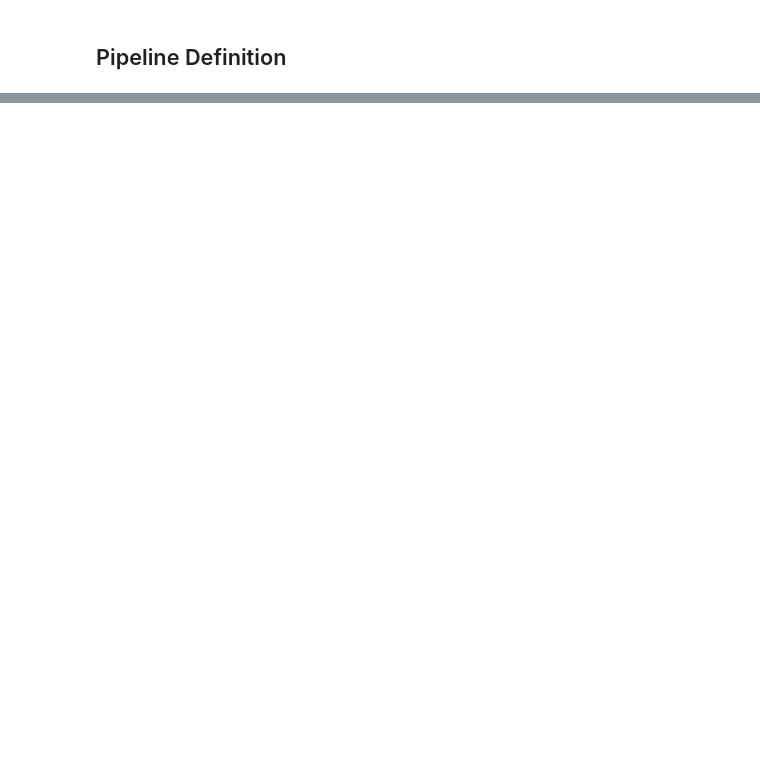
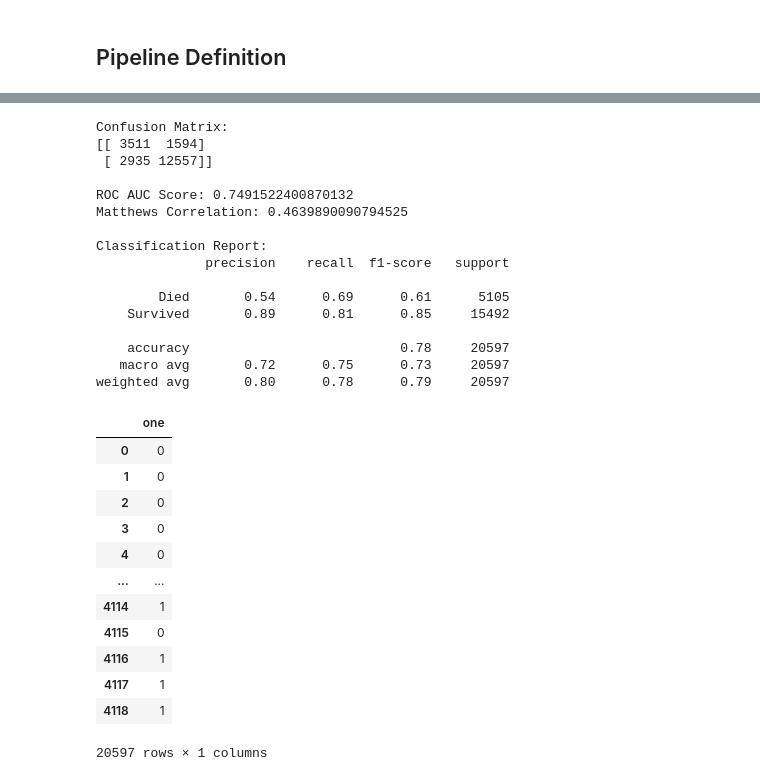
Before and after one commit to Joeyloganpython/Capstone, a Jupyter notebook: ML/Classification_joey_start.ipynb, the cells around one changed output, grey strips where cells are left out. Saved outputs shown, nothing was run; the diff lists cells and outputs as text; code cells hidden in the pictures; blank space fills up the shorter version.

```diff
--- a/ML/Classification_joey_start.ipynb
+++ b/ML/Classification_joey_start.ipynb
@@ -390,0 +300,2 @@ importances.sort_values(by='Gini-importance').plot(kind='bar', rot=75, figsize =
+# %%
+lr_cross_pred,lr_cross_test, lr_cross_prob = cross_validation(X, y, lr_model)
@@ -390,0 +398,32 @@ importances.sort_values(by='Gini-importance').plot(kind='bar', rot=75, figsize =
+# %%
+change_threshold(lr_cross_prob, lr_cross_test, .8)
+# %% [output]
+Confusion Matrix:
+[[ 3511  1594]
+ [ 2935 12557]]
+
+ROC AUC Score: 0.7491522400870132
+Matthews Correlation: 0.4639890090794525
+
+Classification Report:
+              precision    recall  f1-score   support
+
+        Died       0.54      0.69      0.61      5105
+    Survived       0.89      0.81      0.85     15492
+
+    accuracy                           0.78     20597
+   macro avg       0.72      0.75      0.73     20597
+weighted avg       0.80      0.78      0.79     20597
+|  | one |
+| 0 | 0 |
+| 1 | 0 |
+| 2 | 0 |
+| 3 | 0 |
+| 4 | 0 |
+| ... | ... |
+| 4114 | 1 |
+| 4115 | 0 |
+| 4116 | 1 |
+| 4117 | 1 |
+| 4118 | 1 |
+20597 rows × 1 columns
```
Also changed, not shown: parts of 76 cells of this notebook.
